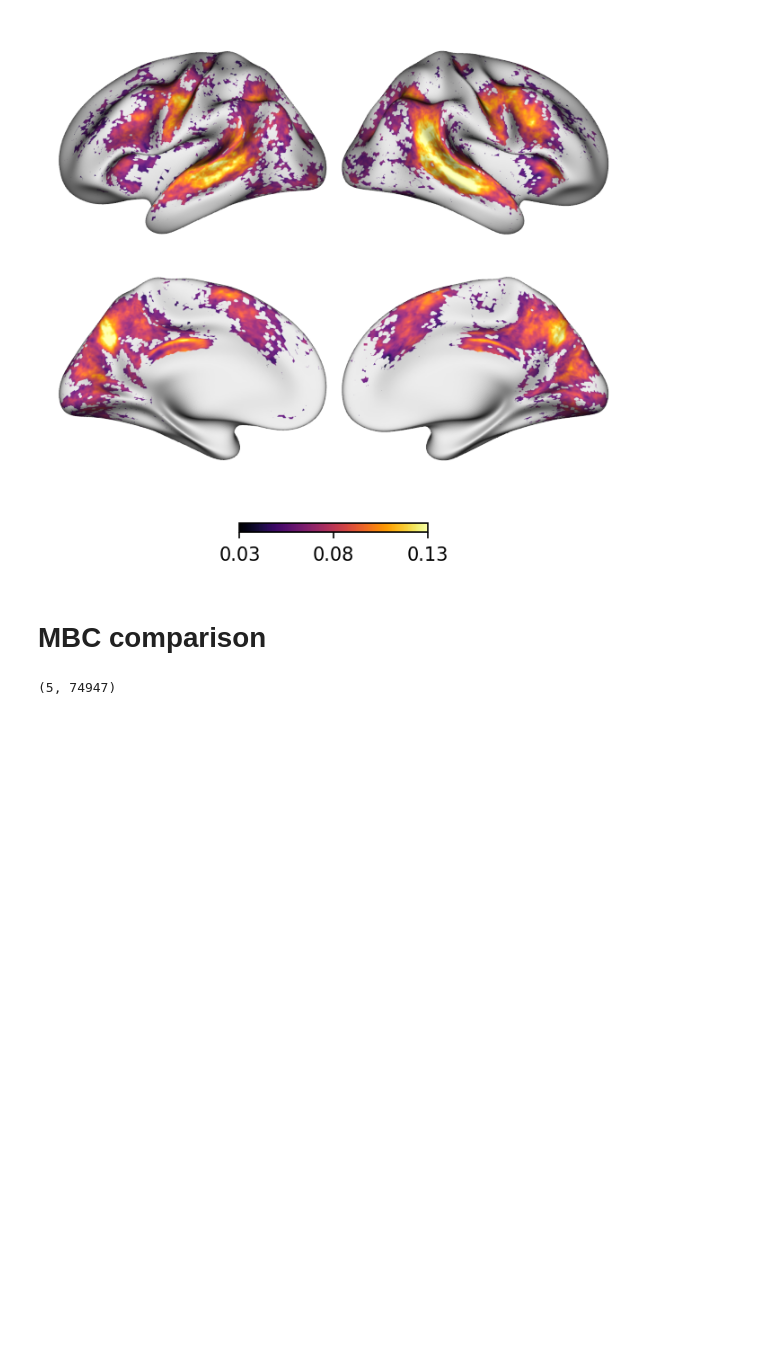
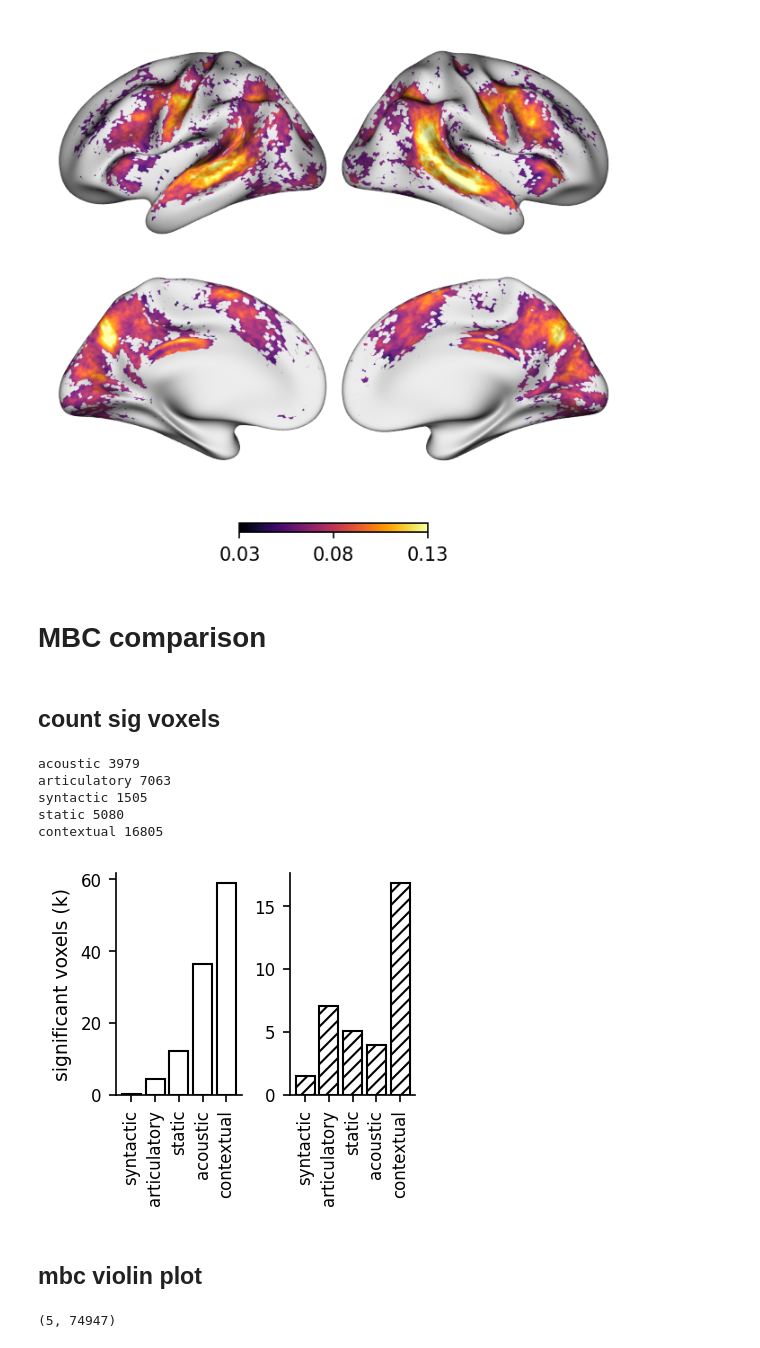
Before and after one commit to YeajuDianaKim394/EncodingModels, a Jupyter notebook: code/figure4-model-compare.ipynb, the cells around one changed output. Cells and saved outputs as stored; diff of their text form; code cells hidden in the pictures; blank space fills up the shorter version.

```diff
--- a/code/figure4-model-compare.ipynb
+++ b/code/figure4-model-compare.ipynb
@@ -183,13 +261,0 @@ fig.show()
-# %%
-fig, ax = plt.subplots(figsize=(2.5, 2.5))
-
-xvalues = prod_results['contextual'].mean(0)[FG_MASK]
-yvalues = prod_results['static'].mean(0)[FG_MASK]
-ax.scatter(xvalues, yvalues, marker='.', alpha=0.25, c=BLU, edgecolors='white', linewidths=0.25)
-
-xvalues = comp_results['contextual'].mean(0)[FG_MASK]
-yvalues = comp_results['static'].mean(0)[FG_MASK]
-ax.scatter(xvalues, yvalues, marker='.', alpha=0.25, c=ORG, edgecolors='white', linewidths=0.25)
-
-ax.set(xlabel='contextual model (r)', ylabel='non-contextual model (r)')
-fig.show()
@@ -295,6 +359,50 @@ results = []
 with h5py.File(f"{cachedir}/mbc.hdf5", "r") as f:
     for modelname in models:
         results.append((f[f'{modelname}_prod'][...], f[f'{modelname}_comp'][...]))
+# %% [markdown]
+## count sig voxels
+# %%
+mbc_n_sig_voxels = {}
+for modelname, result in zip(models, results):
+    values = (result[0] + result[1]) / 2
+    sigmask = stats.ttest_1samp(values, correlations=False, method='bonf', alpha=0.05)
+    mbc_n_sig_voxels[modelname] = sigmask.sum()
+    print(modelname, sigmask.sum())
+# %% [output]
+acoustic 3979
+articulatory 7063
+syntactic 1505
+static 5080
+contextual 16805
+# %%
+datum1 = []
+datum2 = []
+for modelname in model_order:
+    datum1.append(enc_n_sig_voxels[modelname] / 1000)
+    datum2.append(mbc_n_sig_voxels[modelname] / 1000)
+# %%
+x = np.arange(len(model_order))  # the label locations
+width = 0.8  # the width of the bars
+
+fig, axes = plt.subplots(1, 2, figsize=(2.5, 2.3), layout='constrained', sharex=False)
+
+colors = ['w', 'w']
+hatches = [None, '////']
+labels = ['within', 'between']
+datums = (datum1, datum2)
+
+for ax, attribute, measurement, color, hatch in zip(axes, labels, datums, colors, hatches):
+    ax.bar(x + width, measurement, width, label=attribute, hatch=hatch, facecolor=color, edgecolor='black')
+    ax.set_xticks(x + width, model_order)
+    ax.set_xticklabels(model_order, rotation=90)
+
+# fig.legend(loc='upper right', ncols=1)
+axes[0].set_ylabel('significant voxels (k)')
+plt.show()
+# %% [output]
+[figure, added]
+# %% [markdown]
+## mbc violin plot
 # %%
 data = []
 for i, modelname, result in zip(range(len(models)), models, results):
```
Also changed, not shown: parts of 26 cells of this notebook, 2 other files.
